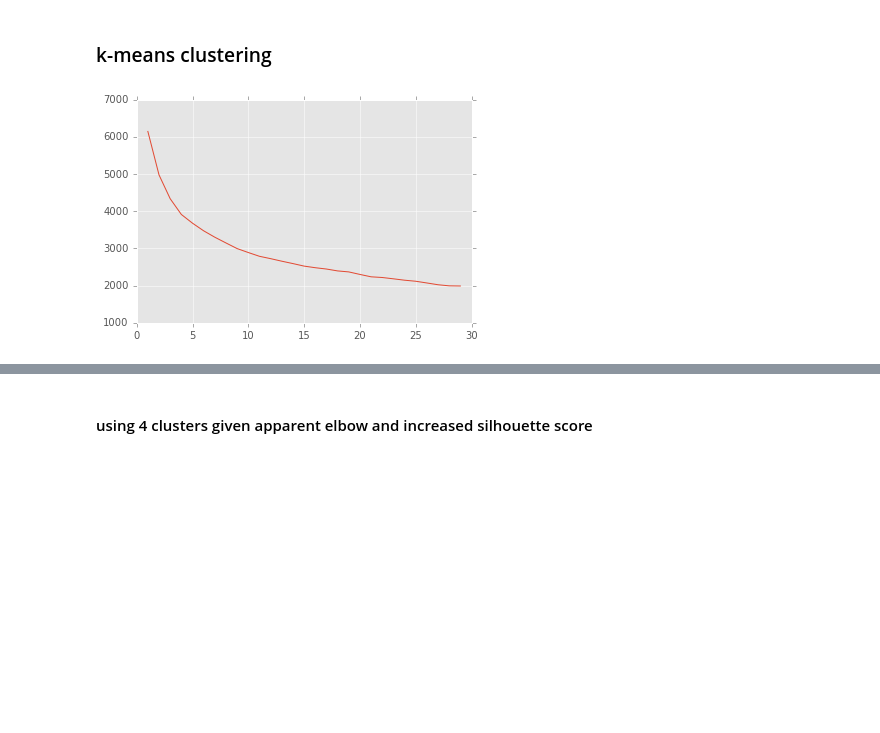
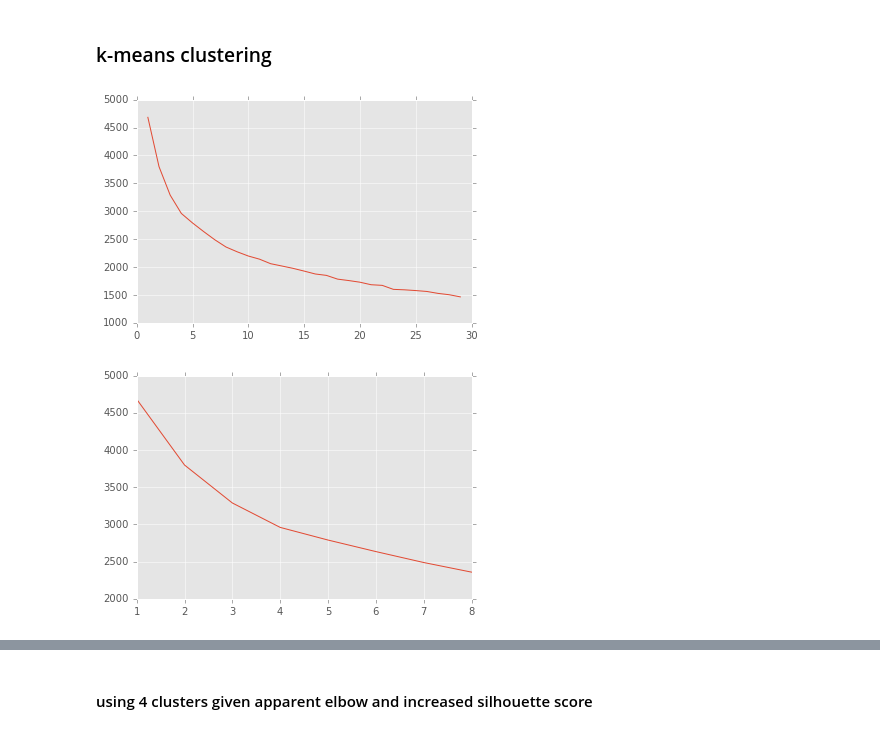
Before and after one commit to zenyui/ga-portfolio, a Jupyter notebook: hw3/ga-zenyui-hw3.ipynb, the cells around one changed output, grey strips where cells are left out. Saved outputs shown, nothing was run; the diff lists cells and outputs as text; code cells hidden in the pictures; blank space fills up the shorter version.

```diff
--- a/hw3/ga-zenyui-hw3.ipynb
+++ b/hw3/ga-zenyui-hw3.ipynb
@@ -103,13 +117,18 @@ x = []
 y = []
 for n in range(1,30):
     km2 = KMeans(n_clusters=n)
-    km2.fit(X_scale)
+    km2.fit(X_train)
     x.append(n)
     y.append(km2.inertia_)
 
 plt.plot(x, y);
 # %% [output]
-[figure, old version]
+[figure, new version]
+# %%
+# not a clear elbow above, so plotting up to 8 clusters
+plt.plot(x[:8], y[:8]);
+# %% [output]
+[figure, added]
 # %%
 # plotting silhouette score
 x = []
```
Also changed, not shown: parts of 18 cells of this notebook.
